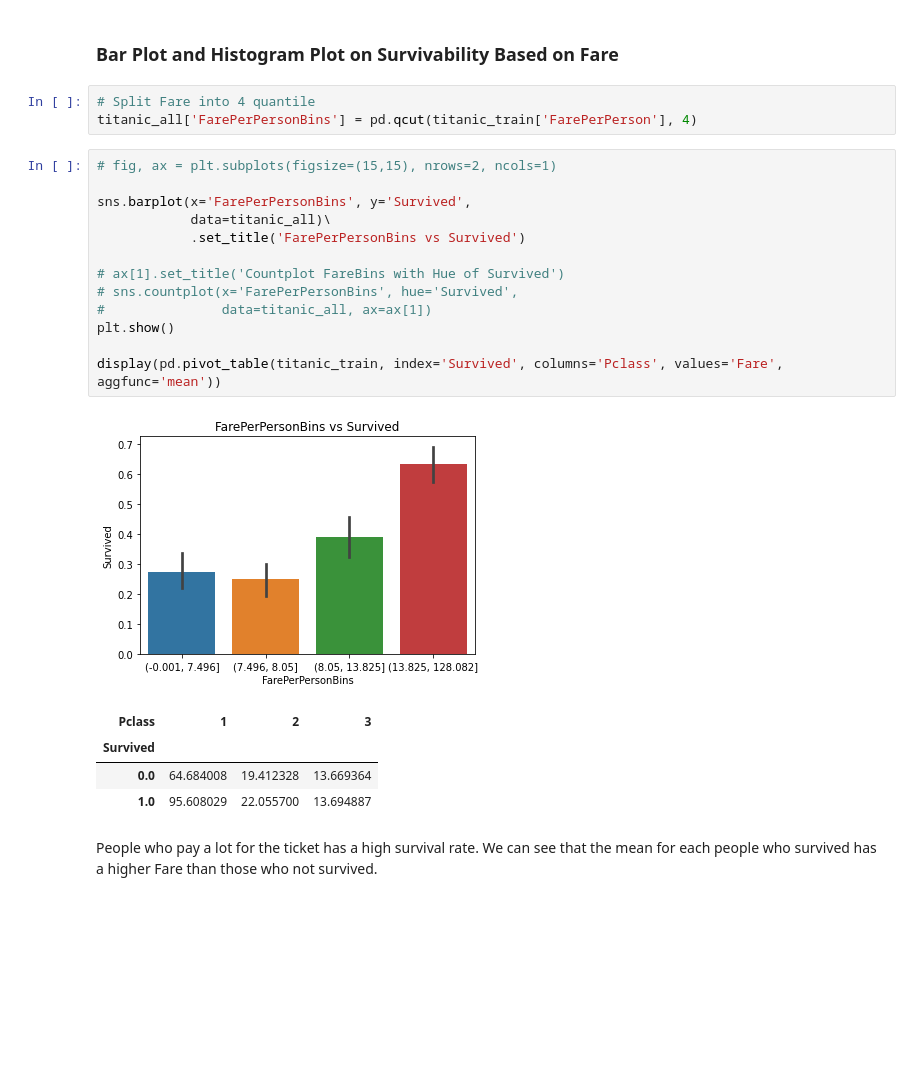
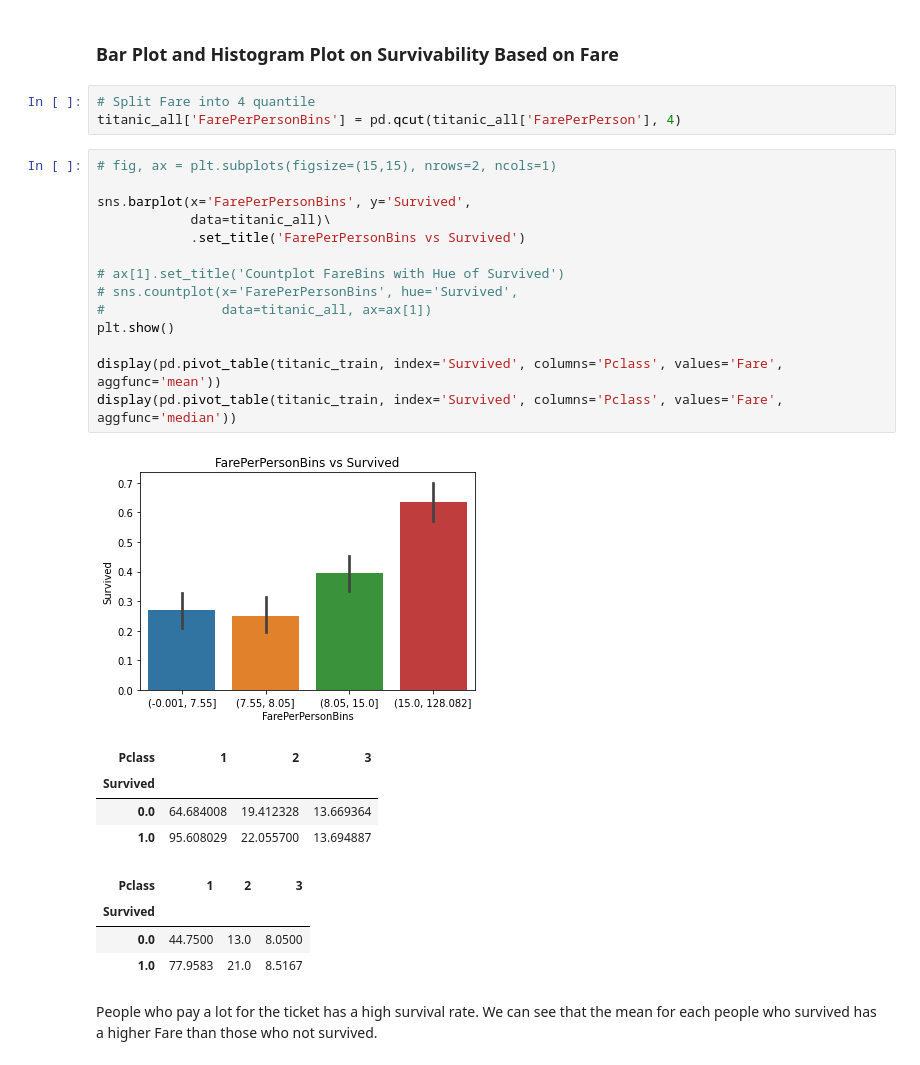
Before and after one commit to marcellinus-witarsah/dataScienceMiniProjects, a Jupyter notebook: TitanicSurvivalModel/Titanic Third.ipynb, the cells around one changed output. Drawn from its saved outputs; the diff is of its cells as text; blank space fills up the shorter version.

```diff
--- a/TitanicSurvivalModel/Titanic Third.ipynb
+++ b/TitanicSurvivalModel/Titanic Third.ipynb
@@ -840,26 +851,31 @@ From above, we can conclude that female who is accompanied are proritized in the
 ### Bar Plot and Histogram Plot on Survivability Based on Fare
 # %%
 # Split Fare into 4 quantile
-titanic_all['FarePerPersonBins'] = pd.qcut(titanic_train['FarePerPerson'], 4)
+titanic_all['FarePerPersonBins'] = pd.qcut(titanic_all['FarePerPerson'], 4)
 # %%
 # fig, ax = plt.subplots(figsize=(15,15), nrows=2, ncols=1)
 
 sns.barplot(x='FarePerPersonBins', y='Survived',
             data=titanic_all)\
             .set_title('FarePerPersonBins vs Survived')
 
 # ax[1].set_title('Countplot FareBins with Hue of Survived')
 # sns.countplot(x='FarePerPersonBins', hue='Survived',
 #               data=titanic_all, ax=ax[1])
 plt.show()
 
 display(pd.pivot_table(titanic_train, index='Survived', columns='Pclass', values='Fare', aggfunc='mean'))
+display(pd.pivot_table(titanic_train, index='Survived', columns='Pclass', values='Fare', aggfunc='median'))
 # %% [output]
-[figure, old version]
+[figure, new version]
 | Pclass | 1 | 2 | 3 |
 | Survived |  |  |  |
 | 0.0 | 64.684008 | 19.412328 | 13.669364 |
 | 1.0 | 95.608029 | 22.055700 | 13.694887 |
+| Pclass | 1 | 2 | 3 |
+| Survived |  |  |  |
+| 0.0 | 44.7500 | 13.0 | 8.0500 |
+| 1.0 | 77.9583 | 21.0 | 8.5167 |
 # %% [markdown]
 People who pay a lot for the ticket has a high survival rate. We can see that the mean for each people who survived has a higher Fare than those who not survived.
 # %% [markdown]
```
Also changed, not shown: parts of 34 cells of this notebook.
